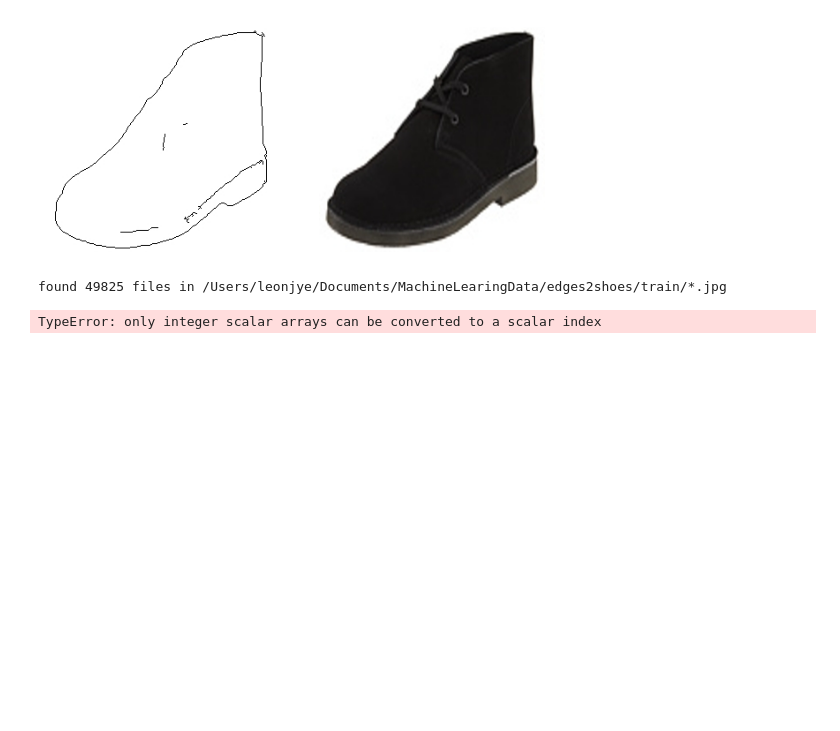
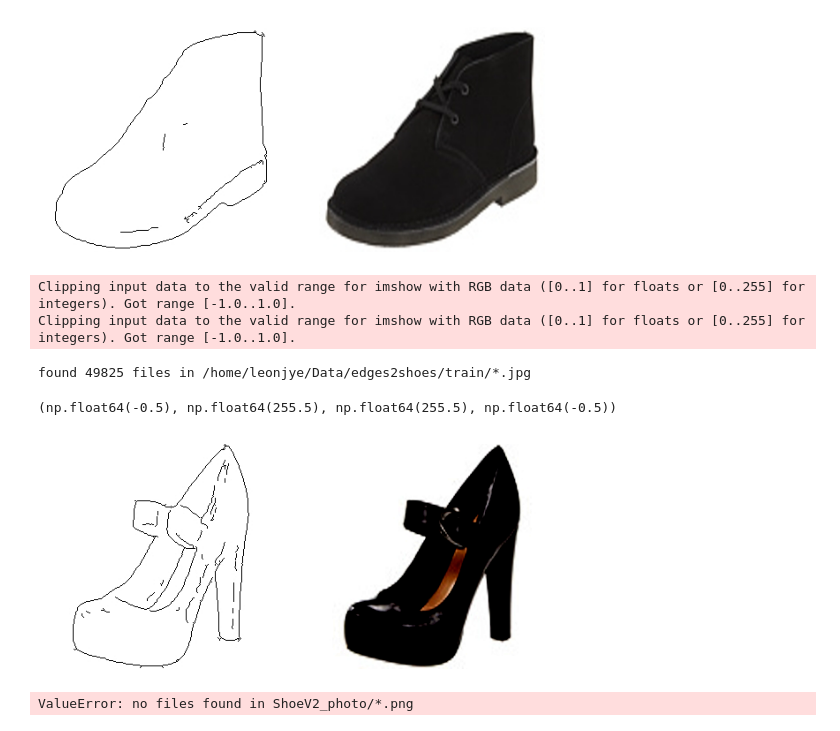
Before and after one commit to leonjyentub/CompVision2025, a Jupyter notebook: 13_1_pix2pix_GAN.ipynb, the cells around one changed output. Drawn from its saved outputs; the diff is of its cells as text; code cells hidden in the pictures; blank space fills up the shorter version.

```diff
--- a/13_1_pix2pix_GAN.ipynb
+++ b/13_1_pix2pix_GAN.ipynb
@@ -82,12 +84,12 @@ class ShoesDataset(Dataset):
         edge_img = Image.fromarray(img[:, :W//2, :])
         shoe_img = Image.fromarray(img[:, W//2:, :])
 
+        shoe_img, edge_img = normalize(np.array(shoe_img)), normalize(np.array(edge_img))
+        self._draw_color_circles_on_src_img(edge_img, shoe_img)
         # Apply data transforms
         if self.transform:
             edge_img = self.transform(edge_img)
             shoe_img = self.transform(shoe_img)
-
-        self._draw_color_circles_on_src_img(edge_img, shoe_img)
 
         return edge_img, shoe_img
 
@@ -97,7 +99,7 @@ class ShoesDataset(Dataset):
             self._draw_color_circle_on_src_img(img_src, img_target, center_y, center_x)
 
     def _get_non_white_coordinates(self, img):
-        non_white_mask = np.sum(img, axis=0) <= 2.8 #因為先轉成tensor了，所以這邊要用dim=0 Q.Q
+        non_white_mask = np.sum(img, axis=0) <= 2.8
         #non_white_mask = np.sum(img, axis=-1) < 2.75
         non_white_y, non_white_x = np.nonzero(non_white_mask)
         # randomly sample non-white coordinates
@@ -111,9 +113,6 @@ class ShoesDataset(Dataset):
         assert img_src.shape == img_target.shape, "Image source and target must have same shape."
         y0, y1, x0, x1 = self._get_color_point_bbox_coords(center_y, center_x)
         color = np.mean(img_target[y0:y1, x0:x1], axis=(0, 1))
-        #color = np.clip(color, 0, 1)
-        #將numpy array轉回tensor
-        #color = torch.tensor(color, dtype=torch.float32).to(device)
         img_src[y0:y1, x0:x1] = color
 
     def _get_color_point_bbox_coords(self, center_y, center_x):
@@ -128,14 +131,17 @@ class ShoesDataset(Dataset):
 # %%
-edge1, shoe1 = ShoesDataset(image_dir).choose()
-print(edge1.shape, shoe1.shape)
-edge1 = edge1.permute(1, 2, 0).numpy()
-shoe1 = shoe1.permute(1, 2, 0).numpy()
+edge1, shoe1 = ShoesDataset(image_dir, preprocess).choose()
+#print(edge1.shape, shoe1.shape)
+edge1 = edge1.detach().cpu().permute(1, 2, 0).numpy()
+shoe1 = shoe1.detach().cpu().permute(1, 2, 0).numpy()
 plt.subplot(121)
 plt.imshow(edge1)
 plt.axis('off')
 plt.subplot(122)
 plt.imshow(shoe1)
 plt.axis('off')
 # %% [output]
-found 49825 files in /Users/leonjye/Documents/MachineLearingData/edges2shoes/train/*.jpg
+Clipping input data to the valid range for imshow with RGB data ([0..1] for floats or [0..255] for integers). Got range [-1.0..1.0].
+Clipping input data to the valid range for imshow with RGB data ([0..1] for floats or [0..255] for integers). Got range [-1.0..1.0].
-TypeError: only integer scalar arrays can be converted to a scalar index
+found 49825 files in /home/leonjye/Data/edges2shoes/train/*.jpg
+(np.float64(-0.5), np.float64(255.5), np.float64(255.5), np.float64(-0.5))
+[figure, added]
@@ -209,12 +148,15 @@ class ShoesData(Dataset):
 # %%
 from sklearn.model_selection import train_test_split
-train_items, val_items = train_test_split(Glob('ShoeV2_photo/*.png'), test_size=0.2, random_state=2)
-trn_ds, val_ds = ShoesData(train_items), ShoesData(val_items)
+Glob()
+train_items, val_items = train_test_split(Glob(os.path.join(image_dir, '*.jpg')), test_size=0.2, random_state=2)
+trn_ds, val_ds = ShoesDataset(train_items), ShoesDataset(val_items)
 
 trn_dl = DataLoader(trn_ds, batch_size=32, shuffle=True)
 val_dl = DataLoader(val_ds, batch_size=32, shuffle=True)
 
-inspect(*next(iter(trn_dl)))
+inspect_shape(*next(iter(trn_dl)))
+# %% [output]
+ValueError: no files found in ShoeV2_photo/*.png
 # %%
 def weights_init_normal(m):
     classname = m.__class__.__name__
```
Also changed, not shown: parts of 5 cells of this notebook, 1 other file.
